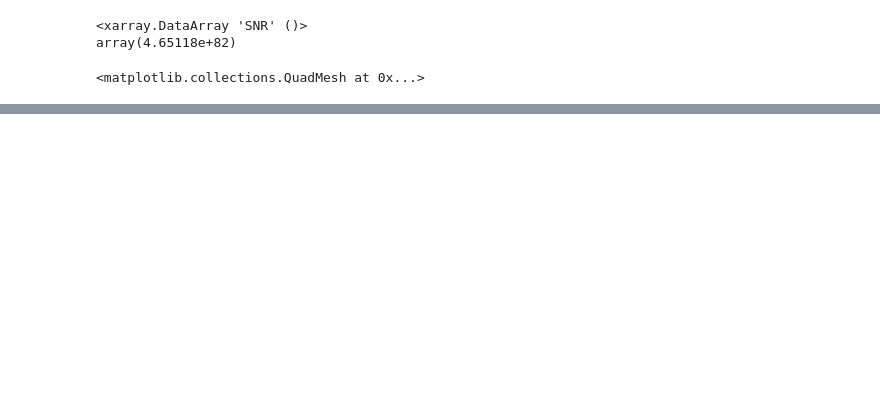
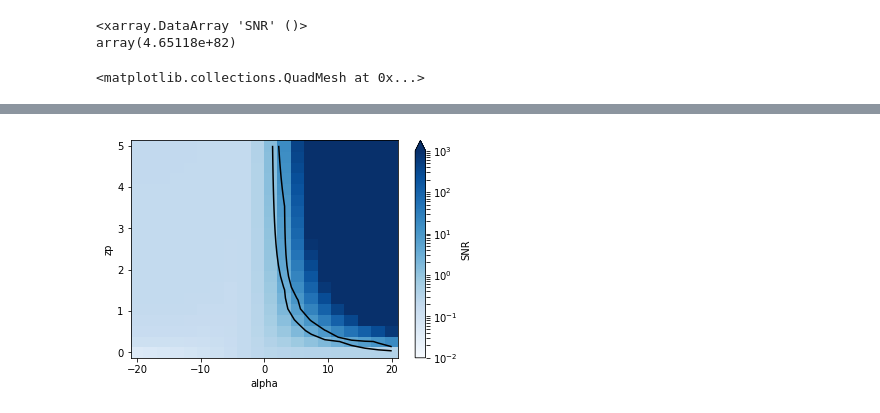
Before and after one commit to afarah18/stochastic_cosmo, a Jupyter notebook: horizon_dist_calculator.ipynb, the cells around one changed output, grey strips where cells are left out. Cells and saved outputs as stored; diff of their text form; code cells hidden in the pictures; blank space fills up the shorter version.

Commit message:
calculate SNR with full PSDs

```diff
--- a/horizon_dist_calculator.ipynb
+++ b/horizon_dist_calculator.ipynb
@@ -499,0 +544,12 @@ np.interp(50, f, array)
+# %%
+# SNR_easy_xr = xr.DataArray(SNR_easy,
+#                         dims = ('zp','alpha'),
+#                         coords = (zp_array,alpha_arr),
+#                         name = 'SNR')
+# SNR_easy_xr.to_netcdf('data/SNR_fig2_easy_fullPSD.nc')
+
+SNR_easy_xr.plot(norm=LogNorm(vmin=1e-2,vmax=1e3),cmap='Blues')
+SNR_easy_xr.plot.contour(levels=[3,10],colors='black')
+plt.show()
+# %% [output]
+[figure, added]
```
Also changed, not shown: parts of 16 cells of this notebook.
